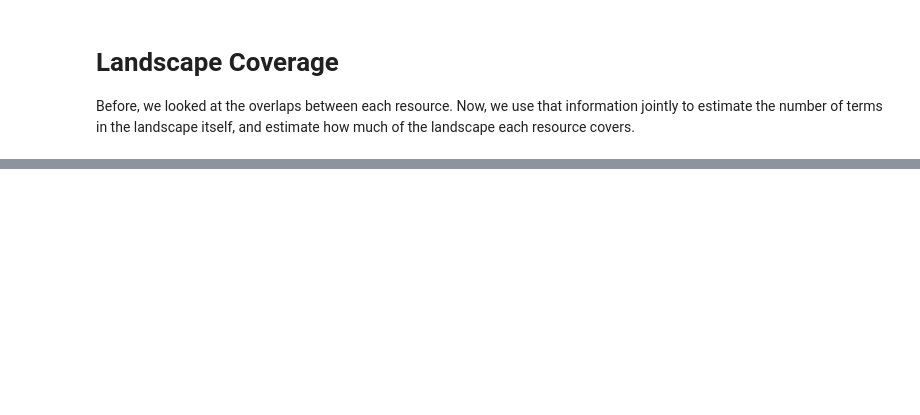
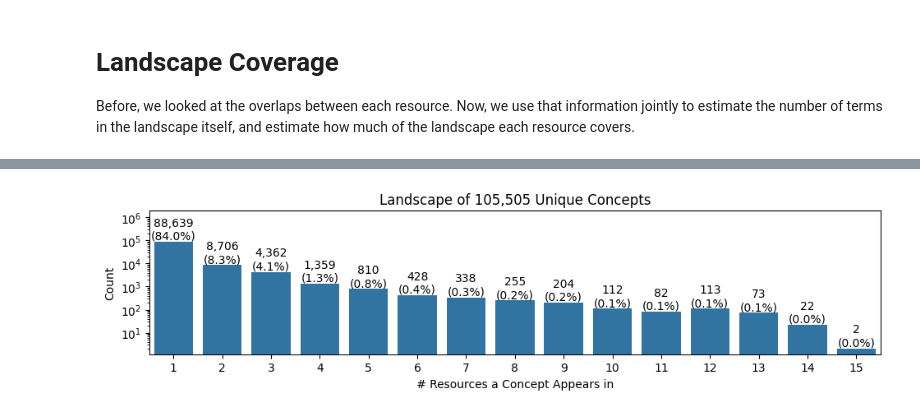
Before and after one commit to biopragmatics/semra, a Jupyter notebook: scripts/Disease Landscape Comparison.ipynb, the cells around one changed output, grey strips where cells are left out. Drawn from its saved outputs; the diff is of its cells as text; code cells hidden in the pictures; blank space fills up the shorter version.

```diff
--- a/scripts/Disease Landscape Comparison.ipynb
+++ b/scripts/Disease Landscape Comparison.ipynb
@@ -311,24 +410,26 @@ plt.show()
 # %%
 vv = Counter()
 for k, v in counter.items():
     vv[len(k)] += v
 
 max_value = max(vv.values())
 
-fig, ax = plt.subplots(figsize=(4, 2.7))
+fig, ax = plt.subplots(figsize=(len(vv) * 0.65, 2.7))
 sns.barplot(vv, ax=ax)
 
 for index, value in vv.items():
     plt.text(index - 1, value + 0.2, f"{value:,}\n({value/total_entity_estimate:.1%})", ha="center", va="bottom")
 
 ax.set_xlabel("# Resources a Concept Appears in")
 ax.set_ylabel("Count")
-ax.set_title(f"Landscape of {total_entity_estimate:,}\nUnique Concepts")
+ax.set_title(f"Landscape of {total_entity_estimate:,} Unique Concepts")
 ax.set_yscale("log")
 a, b = ax.get_ylim()
 # since we're in a log scale, pad half of the max value to the top to make sure
 # the counts fit in the box
-ax.set_ylim([a, b + 1.7 * max_value])
+ax.set_ylim([a, b + 20 * max_value])
 plt.tight_layout()
 plt.savefig("disease_histogram.svg")
 plt.show()
+# %% [output]
+[figure, added]
```
Also changed, not shown: parts of 13 cells of this notebook, 3 other files.
